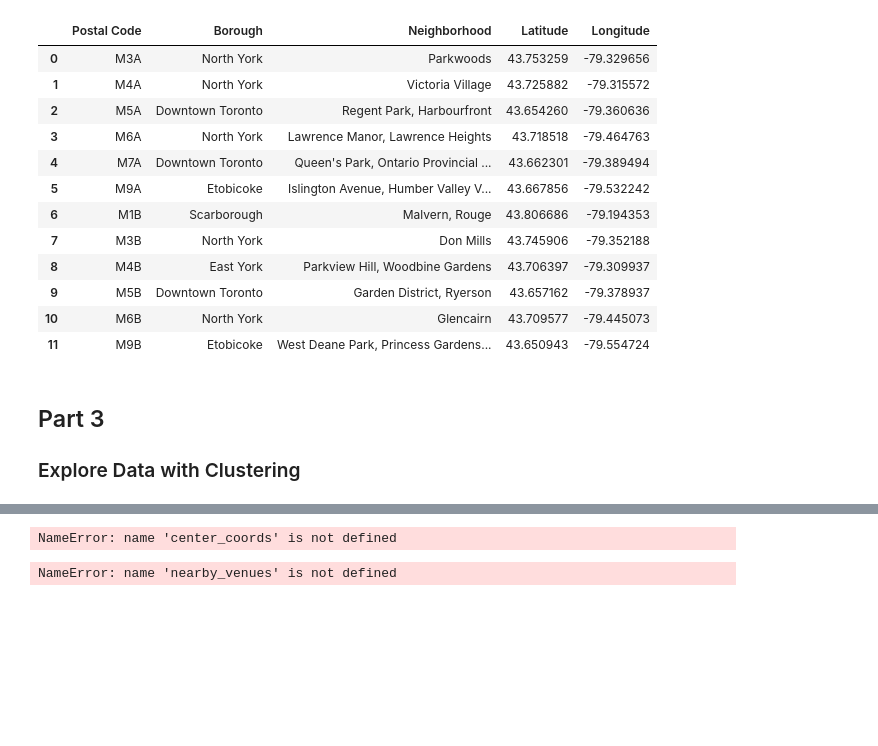
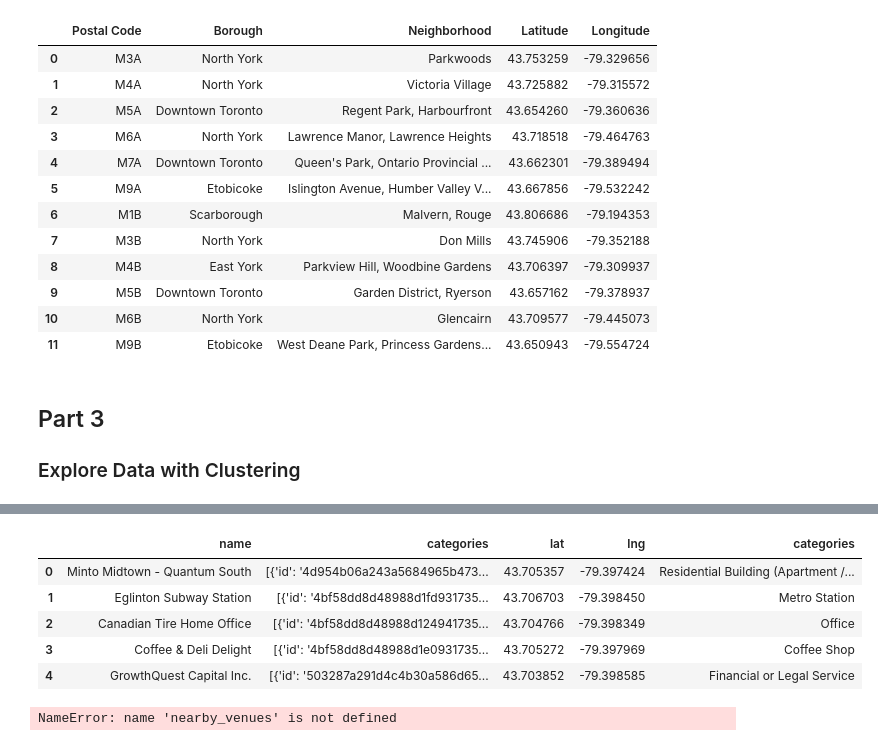
Before and after one commit to geekmdtravis/ibm-professional-data-science-certification, a Jupyter notebook: capstone-project/week3/Week3_Project.ipynb, the cells around one changed output, grey strips where cells are left out. Drawn from its saved outputs; the diff is of its cells as text; code cells hidden in the pictures; blank space fills up the shorter version.

```diff
--- a/capstone-project/week3/Week3_Project.ipynb
+++ b/capstone-project/week3/Week3_Project.ipynb
@@ -159,34 +161,39 @@ VERSION = '20180605' # Foursquare API version
 # %%
 def get_category_type(row):
     try:
         categories_list = row['categories']
     except:
         categories_list = row['venue.categories']
 
     if len(categories_list) == 0:
         return None
     else:
         return categories_list[0]['name']
 
 radius=500
 limit=100
-url=f'https://api.foursquare.com/v2/venues/search?v={VERSION}&client_id={CLIENT_ID}&client_secret={CLIENT_SECRET}&ll={center_coords[0]},{center_coords[1]}&radius={radius}&limit={limit}'
+url=f'https://api.foursquare.com/v2/venues/search?v={VERSION}&client_id={CLIENT_ID}&client_secret={CLIENT_SECRET}&ll={starting_coords.latitude},{starting_coords.longitude}&radius={radius}&limit={limit}'
 
 results = requests.get(url).json()
 venues = results['response']['venues']
 venues[0]
 df_venues = json_normalize(venues)
 
 filtered_columns = ['name', 'categories', 'location.lat', 'location.lng']
 df_nearby_venues =df_venues.loc[:, filtered_columns]
 
 df_nearby_venues['venue.categories'] = df_nearby_venues.apply(get_category_type, axis=1)
 
 df_nearby_venues.columns = [col.split(".")[-1] for col in df_nearby_venues.columns]
 
 df_nearby_venues.head()
 # %% [output]
-NameError: name 'center_coords' is not defined
+|  | name | categories | lat | lng | categories |
+| 0 | Minto Midtown - Quantum South | [{'id': '4d954b06a243a5684965b473... | 43.705357 | -79.397424 | Residential Building (Apartment /... |
+| 1 | Eglinton Subway Station | [{'id': '4bf58dd8d48988d1fd931735... | 43.706703 | -79.398450 | Metro Station |
+| 2 | Canadian Tire Home Office | [{'id': '4bf58dd8d48988d124941735... | 43.704766 | -79.398349 | Office |
+| 3 | Coffee & Deli Delight | [{'id': '4bf58dd8d48988d1e0931735... | 43.705272 | -79.397969 | Coffee Shop |
+| 4 | GrowthQuest Capital Inc. | [{'id': '503287a291d4c4b30a586d65... | 43.703852 | -79.398585 | Financial or Legal Service |
 # %%
 print(f'{nearby_venues.shape[0]} venues were returned by Foursquare.')
 # %% [output]
```
Also changed, not shown: parts of 15 cells of this notebook.
